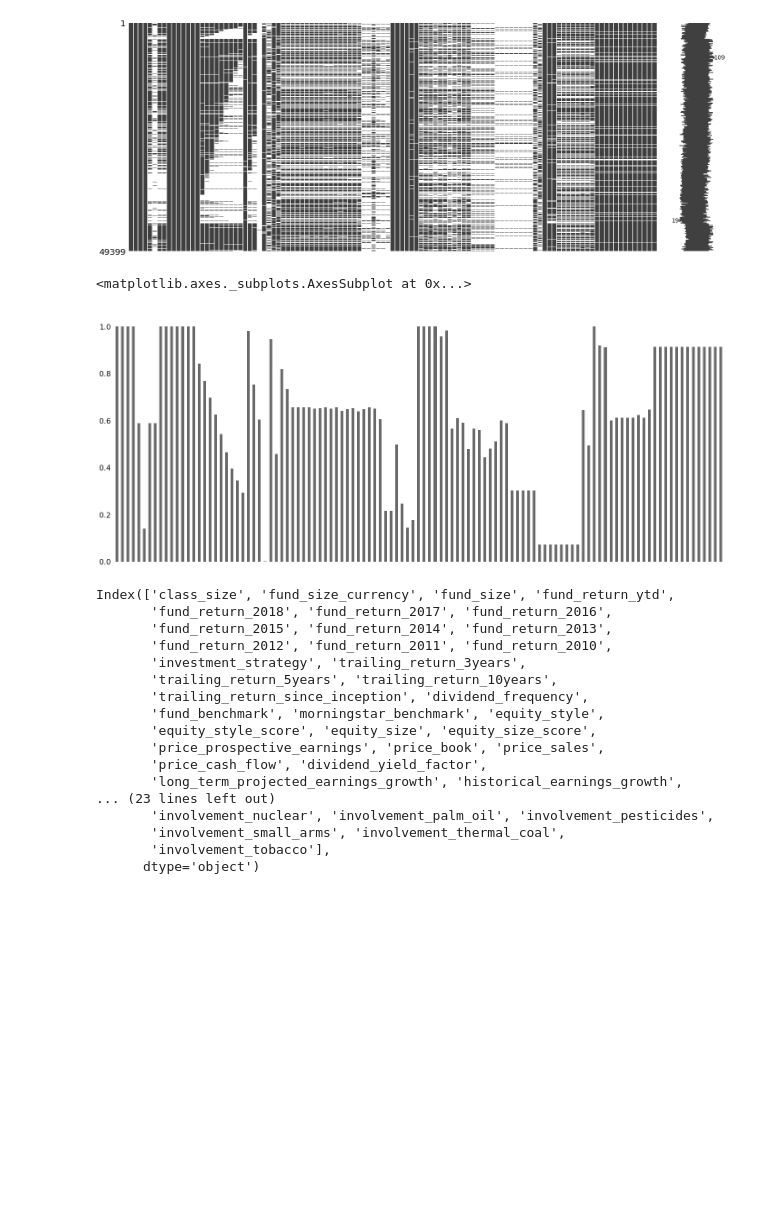
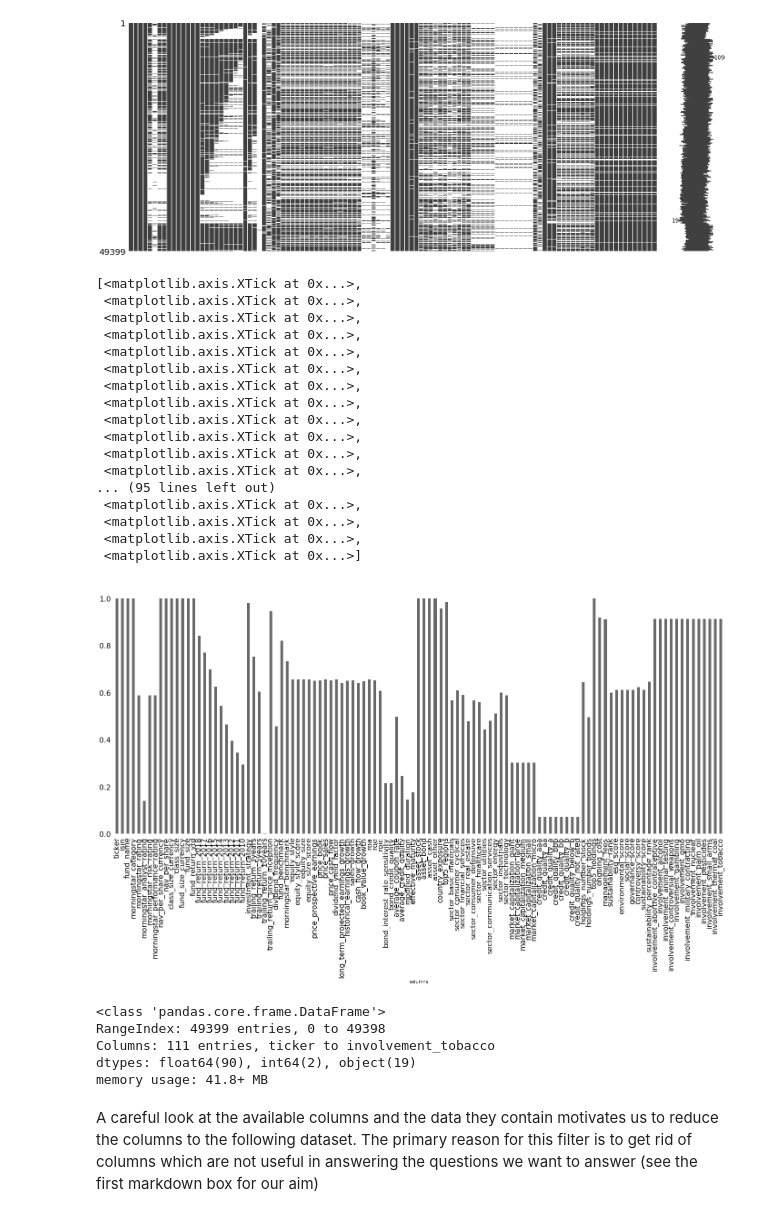
Before and after one commit to saxe405/NYC-high-school-data, a Jupyter notebook: Morningstar_ratings.ipynb, the cells around one changed output. Drawn from its saved outputs; the diff is of its cells as text; code cells hidden in the pictures; blank space fills up the shorter version.

Commit message:
cleaned data

```diff
--- a/Morningstar_ratings.ipynb
+++ b/Morningstar_ratings.ipynb
@@ -29,28 +29,36 @@ msno.matrix(book)
 # %% [output]
 <matplotlib.axes._subplots.AxesSubplot at 0x...>
 [figure]
-# %%
-msno.bar(book)
-# %% [output]
-<matplotlib.axes._subplots.AxesSubplot at 0x...>
-[figure, removed]
-# %%
-book.columns[11:]
-# %% [output]
-Index(['class_size', 'fund_size_currency', 'fund_size', 'fund_return_ytd',
-       'fund_return_2018', 'fund_return_2017', 'fund_return_2016',
-       'fund_return_2015', 'fund_return_2014', 'fund_return_2013',
-       'fund_return_2012', 'fund_return_2011', 'fund_return_2010',
-       'investment_strategy', 'trailing_return_3years',
-       'trailing_return_5years', 'trailing_return_10years',
-       'trailing_return_since_inception', 'dividend_frequency',
-       'fund_benchmark', 'morningstar_benchmark', 'equity_style',
-       'equity_style_score', 'equity_size', 'equity_size_score',
-       'price_prospective_earnings', 'price_book', 'price_sales',
-       'price_cash_flow', 'dividend_yield_factor',
-       'long_term_projected_earnings_growth', 'historical_earnings_growth',
-... (23 lines left out)
-       'involvement_nuclear', 'involvement_palm_oil', 'involvement_pesticides',
-       'involvement_small_arms', 'involvement_thermal_coal',
-       'involvement_tobacco'],
-      dtype='object')
+# %%
+ax = msno.bar(book)
+ax.set_xlabel('columns')
+ax.set_xticks([x for x in range(len(book.columns))])
+# %% [output]
+[<matplotlib.axis.XTick at 0x...>,
+ <matplotlib.axis.XTick at 0x...>,
+ <matplotlib.axis.XTick at 0x...>,
+ <matplotlib.axis.XTick at 0x...>,
+ <matplotlib.axis.XTick at 0x...>,
+ <matplotlib.axis.XTick at 0x...>,
+ <matplotlib.axis.XTick at 0x...>,
+ <matplotlib.axis.XTick at 0x...>,
+ <matplotlib.axis.XTick at 0x...>,
+ <matplotlib.axis.XTick at 0x...>,
+ <matplotlib.axis.XTick at 0x...>,
+ <matplotlib.axis.XTick at 0x...>,
+... (95 lines left out)
+ <matplotlib.axis.XTick at 0x...>,
+ <matplotlib.axis.XTick at 0x...>,
+ <matplotlib.axis.XTick at 0x...>,
+ <matplotlib.axis.XTick at 0x...>]
+[figure, added]
+# %%
+book.info()
+# %% [output]
+<class 'pandas.core.frame.DataFrame'>
+RangeIndex: 49399 entries, 0 to 49398
+Columns: 111 entries, ticker to involvement_tobacco
+dtypes: float64(90), int64(2), object(19)
+memory usage: 41.8+ MB
+# %% [markdown]
+A careful look at the available columns and the data they contain motivates us to reduce the columns to the following dataset. The primary reason for this filter is to get rid of columns which are not useful in answering the questions we want to answer (see the first markdown box for our aim)
```
Also changed, not shown: parts of 10 cells of this notebook.
